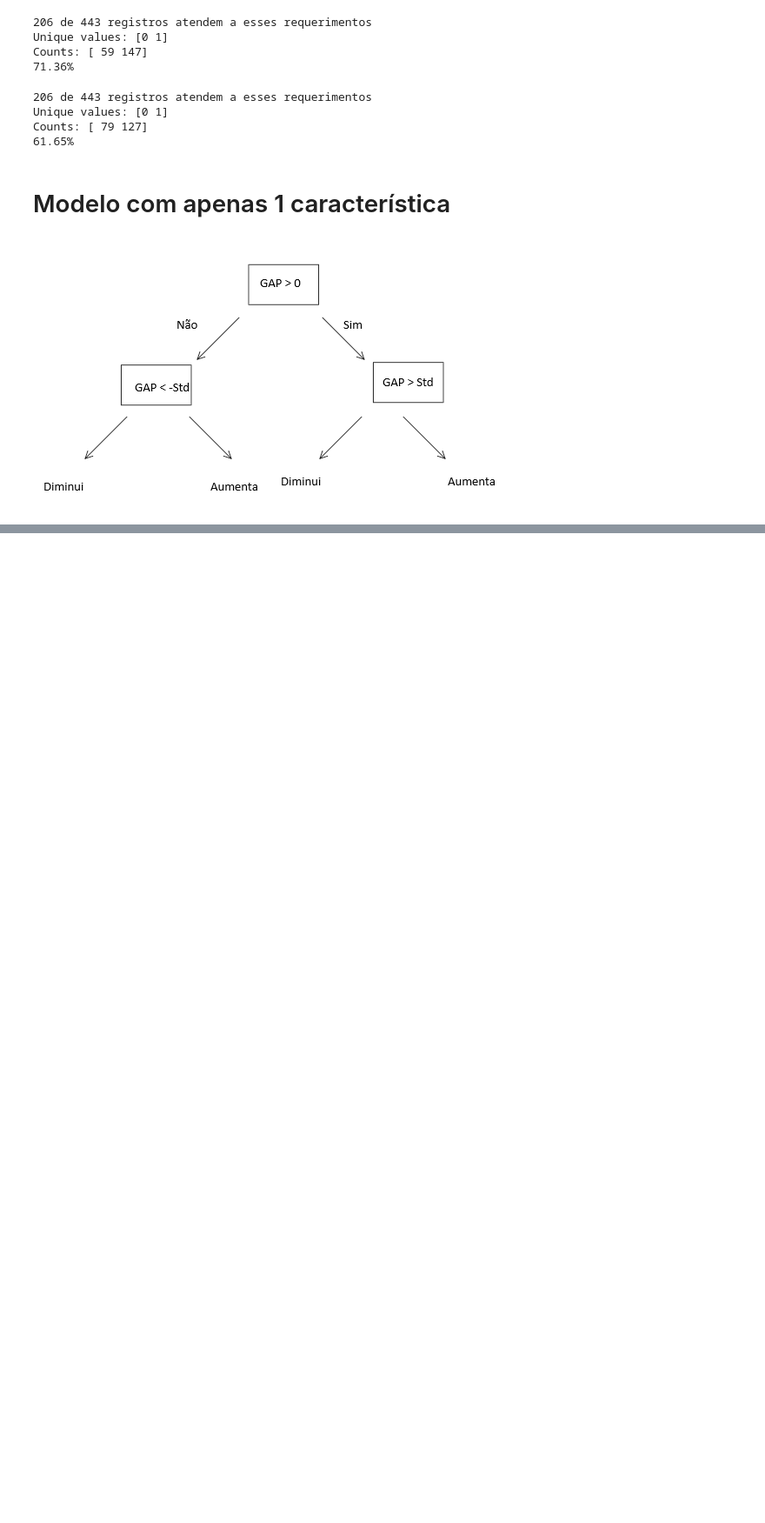
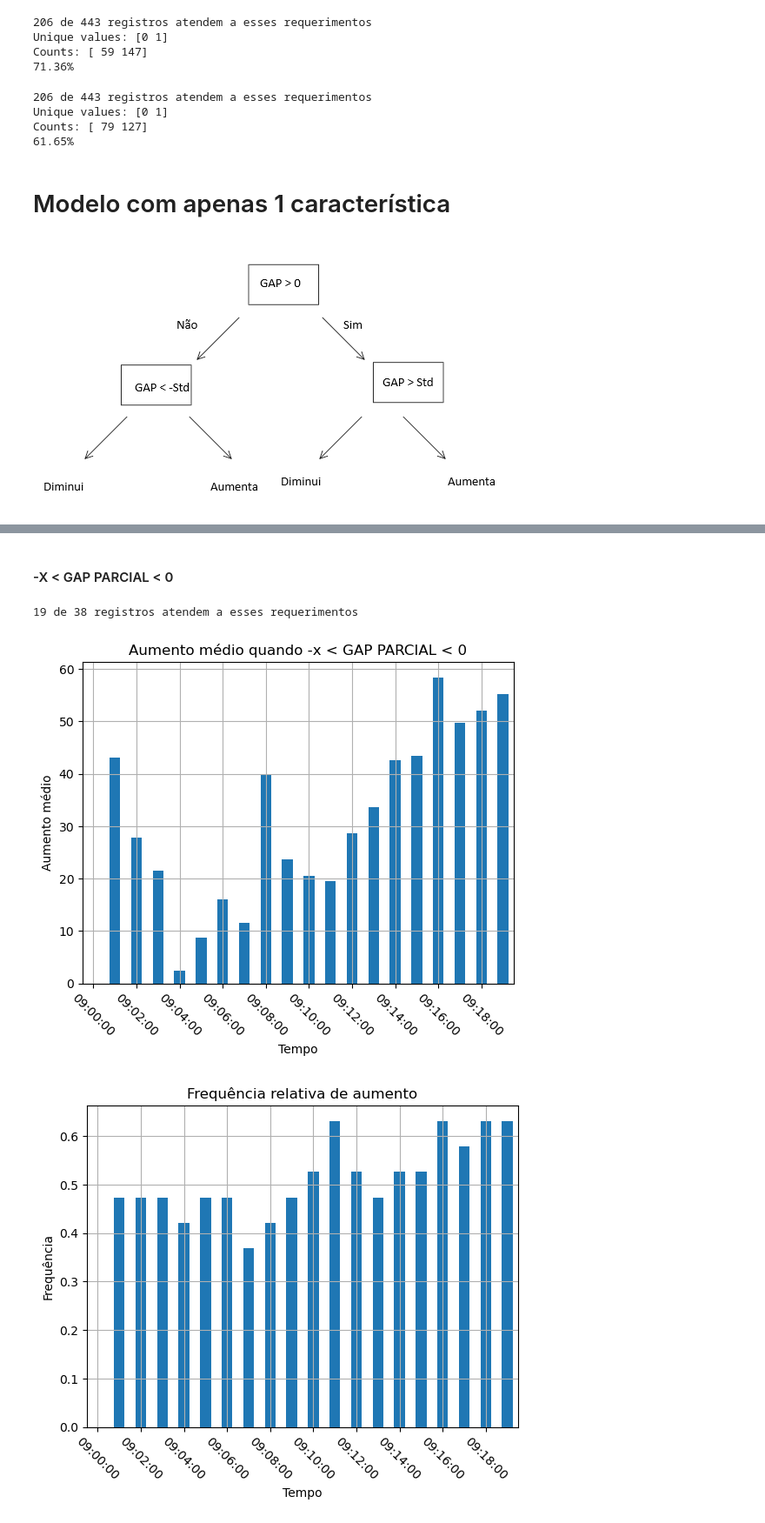
Before and after one commit to enzocunha/Datascience, a Jupyter notebook: T2/AnáliseWIN.ipynb, the cells around one changed output, grey strips where cells are left out. Shown at 87% size. Drawn from its saved outputs; the diff is of its cells as text; code cells hidden in the pictures; blank space fills up the shorter version.

```diff
--- a/T2/AnáliseWIN.ipynb
+++ b/T2/AnáliseWIN.ipynb
@@ -448,0 +497,8 @@ def arvore_de_decisao(gap):
+# %% [markdown]
+#### -X < GAP PARCIAL < 0
+# %%
+plot_query_parcial('GAP > -@std and GAP < 0', 'Aumento médio quando -x < GAP PARCIAL < 0')
+# %% [output]
+19 de 38 registros atendem a esses requerimentos
+[figure, added]
+[figure, added]
```
Also changed, not shown: parts of 14 cells of this notebook.
